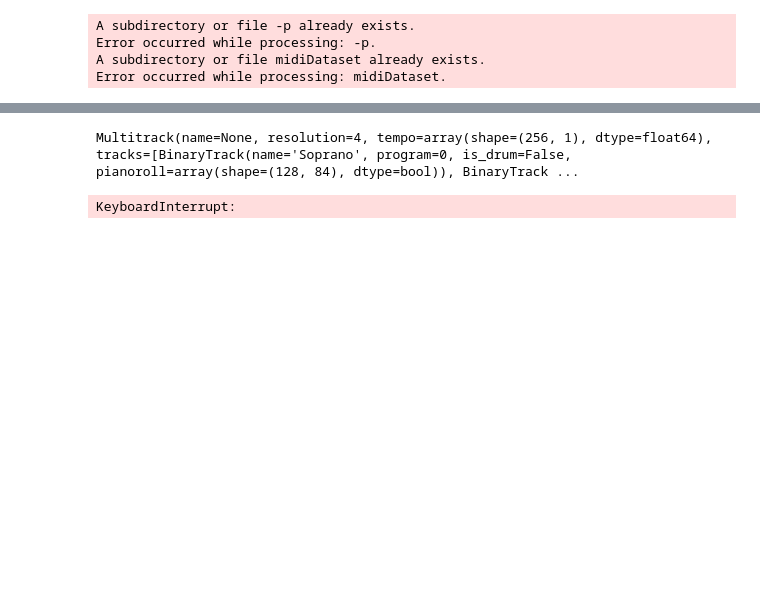
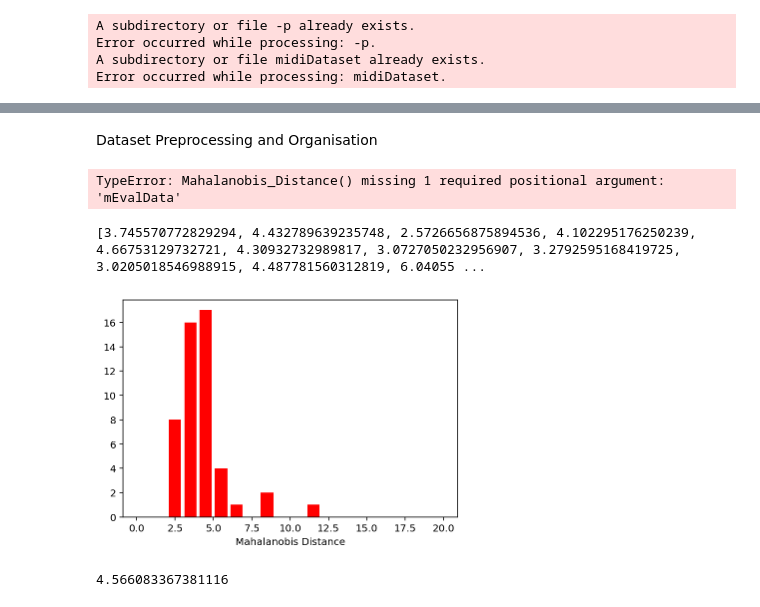
Before and after one commit to lwgmiller/HonoursProject-reharmonisationGAN, a Jupyter notebook: EvaluationModel.ipynb, the cells around one changed output, grey strips where cells are left out. Drawn from its saved outputs; the diff is of its cells as text; code cells hidden in the pictures; blank space fills up the shorter version.

Commit message:
Changed Mahalonobis eval to use music21 stream
Provides a more accurate extraction of piece signature vector variables

```diff
--- a/EvaluationModel.ipynb
+++ b/EvaluationModel.ipynb
@@ -258,7 +257,25 @@ Midi saved to  /content/midiDataset/
-# %%
-print(data[3])
-# %% [output]
-Multitrack(name=None, resolution=4, tempo=array(shape=(256, 1), dtype=float64), tracks=[BinaryTrack(name='Soprano', program=0, is_drum=False, pianoroll=array(shape=(128, 84), dtype=bool)), BinaryTrack ...
+# %% [markdown]
+Dataset Preprocessing and Organisation
+# %%
+from torch.utils import data
+from numpy.core.fromnumeric import shape
+
+train = MidiDataset(dataset_dir).data_binary
+test = MidiDataset(dataset_dir, 'test').data_binary
+valid = MidiDataset(dataset_dir, 'valid').data_binary
+ev = np.concatenate([train, valid])
+
+mEvalData = save_pianoroll_as_midi(ev)[0]
+
+i = 0
+for p in mEvalData:
+
+    p.write(os.path.join(dataset_eval_midi, 'bevmidi%s.mid' % i))
+    i = i+1
+
+data, sData = save_pianoroll_as_midi(train)
+
+testData, sTestData = save_pianoroll_as_midi(test)
 # %%
 class Evaluate():
 
@@ -518,33 +461,40 @@ class Evaluate():
         mD = np.reshape(np.sqrt(tem2), -1)
 
         return mD
+# %%
+cnt = Evaluate.Mahalanobis_Distance(evalPath, data[0].stack())
+# %% [output]
+TypeError: Mahalanobis_Distance() missing 1 required positional argument: 'mEvalData'
 # %%
 mahaData = []
 
-for pianoroll in data[0:99]:
+for file, t in zip(os.listdir(test_out_dir), testData):
 
-    pianoroll = pianoroll.stack()
+   t = t.stack()
+   f = os.path.join(test_out_dir, file)
 
-    maha = Evaluate.Mahalanobis_Distance(pianoroll, mEvalData)
+   maha = Evaluate.Mahalanobis_Distance(f, t, dataset_eval_midi, mEvalData)
 
-    mahaData.append(maha[0])
+   mahaData.append(maha[0])
 
 
 
 range = (0, 20)
 bins = 20
 
 print(mahaData)
 
 plt.hist(mahaData, bins, range, color = 'red', histtype = 'bar', rwidth = 0.8)
 
 plt.xlabel('Mahalanobis Distance')
 
 
 plt.show()
 
 mahaData = np.mean(mahaData)
 
 print(mahaData)
 # %% [output]
-KeyboardInterrupt:
+[3.745570772829294, 4.432789639235748, 2.5726656875894536, 4.102295176250239, 4.66753129732721, 4.30932732989817, 3.0727050232956907, 3.2792595168419725, 3.0205018546988915, 4.487781560312819, 6.04055 ...
+[figure, added]
+4.566083367381116
```
Also changed, not shown: parts of 11 cells of this notebook.
